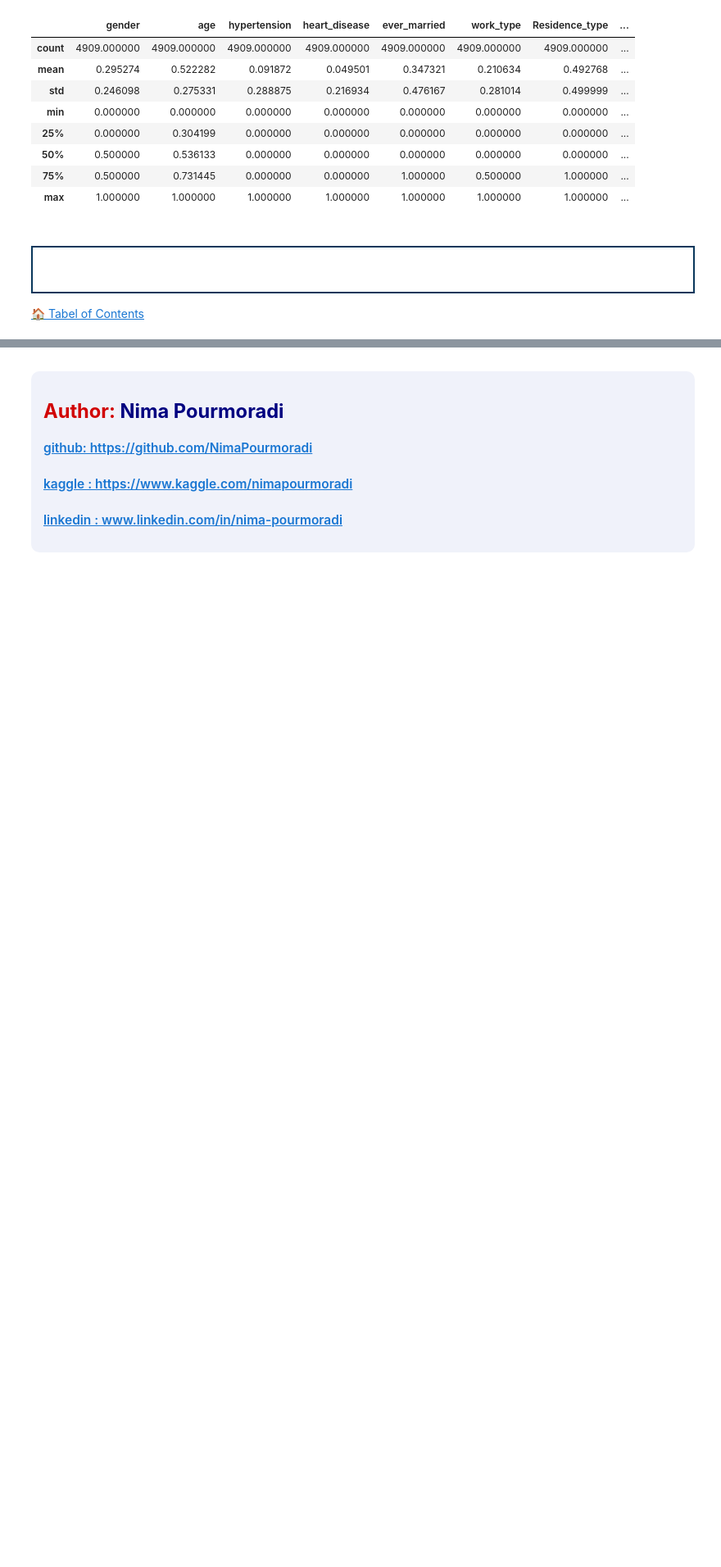
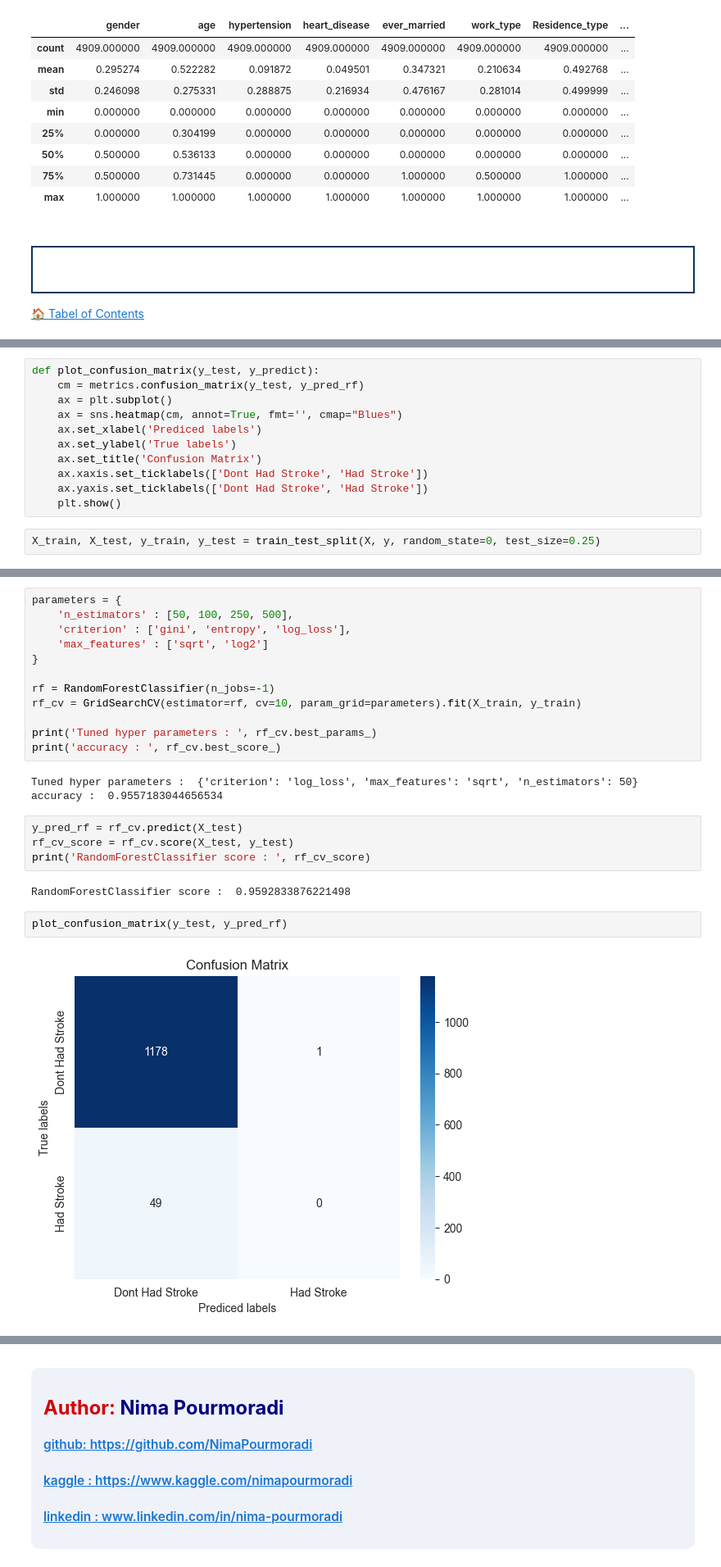
Before and after one commit to NimaPourmoradi/Healthcare_Dataset_Stroke_Data, a Jupyter notebook: Healthcare_Dataset_Stroke.ipynb, the cells around one changed output, grey strips where cells are left out. Shown at 82% size. Drawn from its saved outputs; the diff is of its cells as text; blank space fills up the shorter version.

Commit message:
Modeling
+ def confusion_matrix function to plot
+ RandomForestCalssifier

```diff
--- a/Healthcare_Dataset_Stroke.ipynb
+++ b/Healthcare_Dataset_Stroke.ipynb
@@ -385,0 +390,13 @@ X.describe()
+# %%
+def plot_confusion_matrix(y_test, y_predict):
+    cm = metrics.confusion_matrix(y_test, y_pred_rf)
+    ax = plt.subplot()
+    ax = sns.heatmap(cm, annot=True, fmt='', cmap="Blues")
+    ax.set_xlabel('Prediced labels')
+    ax.set_ylabel('True labels')
+    ax.set_title('Confusion Matrix')
+    ax.xaxis.set_ticklabels(['Dont Had Stroke', 'Had Stroke'])
+    ax.yaxis.set_ticklabels(['Dont Had Stroke', 'Had Stroke'])
+    plt.show()
+# %%
+X_train, X_test, y_train, y_test = train_test_split(X, y, random_state=0, test_size=0.25)
@@ -385,0 +406,25 @@ X.describe()
+# %%
+parameters = {
+    'n_estimators' : [50, 100, 250, 500],
+    'criterion' : ['gini', 'entropy', 'log_loss'],
+    'max_features' : ['sqrt', 'log2']
+}
+
+rf = RandomForestClassifier(n_jobs=-1)
+rf_cv = GridSearchCV(estimator=rf, cv=10, param_grid=parameters).fit(X_train, y_train)
+
+print('Tuned hyper parameters : ', rf_cv.best_params_)
+print('accuracy : ', rf_cv.best_score_)
+# %% [output]
+Tuned hyper parameters :  {'criterion': 'log_loss', 'max_features': 'sqrt', 'n_estimators': 50}
+accuracy :  0.9557183044656534
+# %%
+y_pred_rf = rf_cv.predict(X_test)
+rf_cv_score = rf_cv.score(X_test, y_test)
+print('RandomForestClassifier score : ', rf_cv_score)
+# %% [output]
+RandomForestClassifier score :  0.9592833876221498
+# %%
+plot_confusion_matrix(y_test, y_pred_rf)
+# %% [output]
+[figure, added]
```
Also changed, not shown: parts of 5 cells of this notebook.
